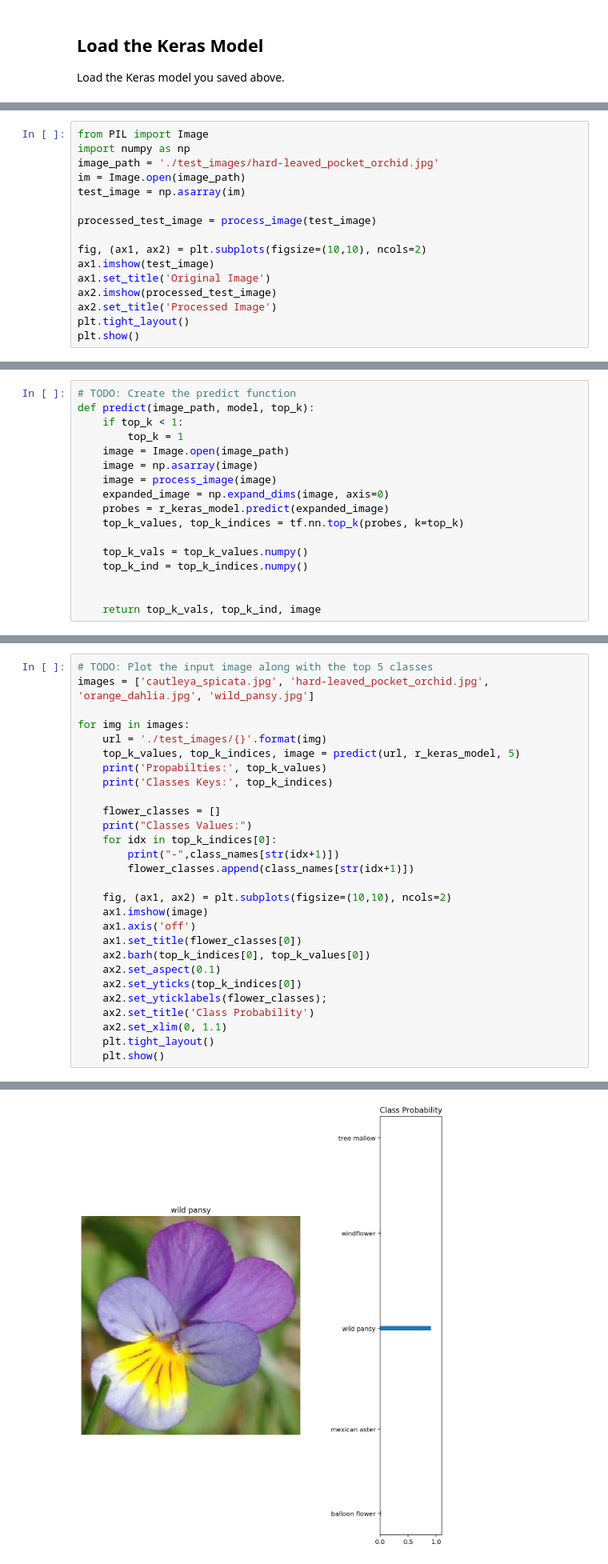
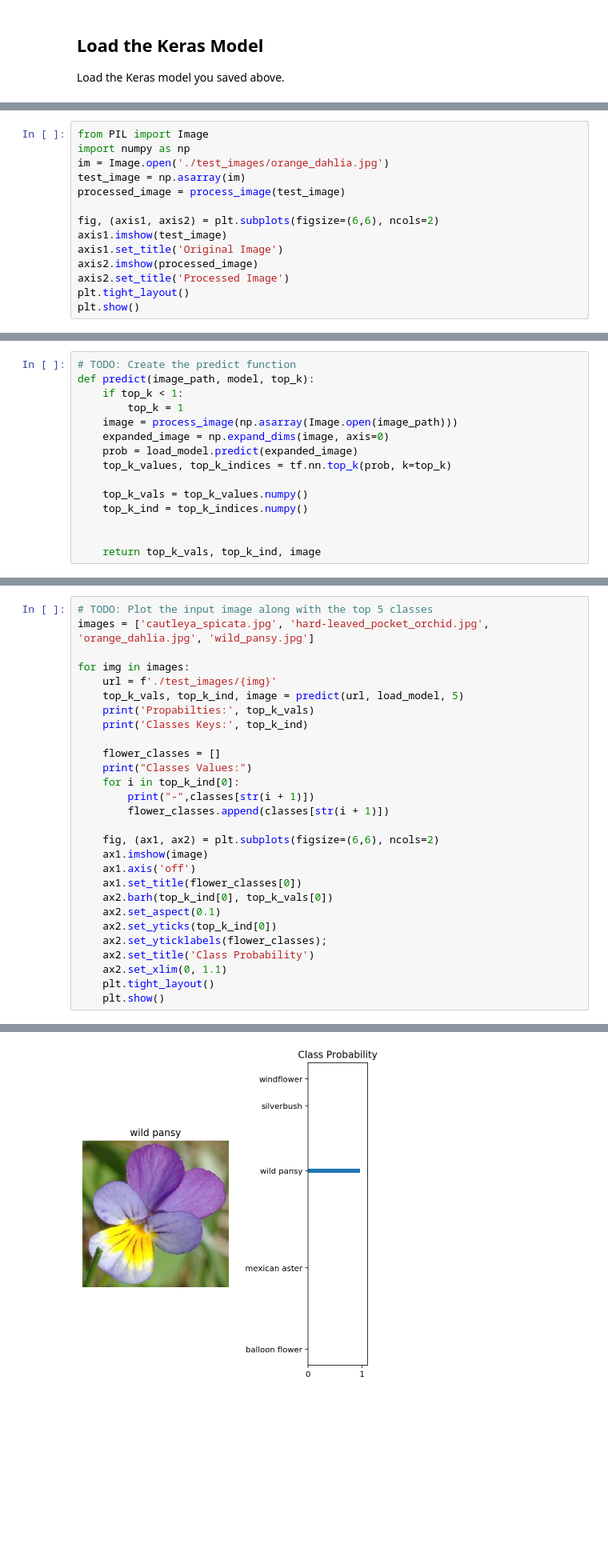
Before and after one commit to GigaMoksh/Image-Classifier---Udacity-Project-2, a Jupyter notebook: Project_Image_Classifier_Project.ipynb, the cells around one changed output, grey strips where cells are left out. Shown at 80% size. Cells and saved outputs as stored; diff of their text form; blank space fills up the shorter version.

```diff
--- a/Project_Image_Classifier_Project.ipynb
+++ b/Project_Image_Classifier_Project.ipynb
@@ -419,17 +391,15 @@ The code below loads one of the above images using `PIL` and plots the original
 # %%
 from PIL import Image
 import numpy as np
-image_path = './test_images/hard-leaved_pocket_orchid.jpg'
-im = Image.open(image_path)
+im = Image.open('./test_images/orange_dahlia.jpg')
 test_image = np.asarray(im)
+processed_image = process_image(test_image)
 
-processed_test_image = process_image(test_image)
-
-fig, (ax1, ax2) = plt.subplots(figsize=(10,10), ncols=2)
-ax1.imshow(test_image)
-ax1.set_title('Original Image')
-ax2.imshow(processed_test_image)
-ax2.set_title('Processed Image')
+fig, (axis1, axis2) = plt.subplots(figsize=(6,6), ncols=2)
+axis1.imshow(test_image)
+axis1.set_title('Original Image')
+axis2.imshow(processed_image)
+axis2.set_title('Processed Image')
 plt.tight_layout()
 plt.show()
 # %% [output]
@@ -463,12 +433,10 @@ Your `predict` function should use `PIL` to load the image from the given `image
 def predict(image_path, model, top_k):
     if top_k < 1:
         top_k = 1
-    image = Image.open(image_path)
-    image = np.asarray(image)
-    image = process_image(image)
+    image = process_image(np.asarray(Image.open(image_path)))
     expanded_image = np.expand_dims(image, axis=0)
-    probes = r_keras_model.predict(expanded_image)
-    top_k_values, top_k_indices = tf.nn.top_k(probes, k=top_k)
+    prob = load_model.predict(expanded_image)
+    top_k_values, top_k_indices = tf.nn.top_k(prob, k=top_k)
 
     top_k_vals = top_k_values.numpy()
     top_k_ind = top_k_indices.numpy()
@@ -495,24 +463,24 @@ You can convert from the class integer labels to actual flower names using `clas
 images = ['cautleya_spicata.jpg', 'hard-leaved_pocket_orchid.jpg', 'orange_dahlia.jpg', 'wild_pansy.jpg']
 
 for img in images:
-    url = './test_images/{}'.format(img)
-    top_k_values, top_k_indices, image = predict(url, r_keras_model, 5)
-    print('Propabilties:', top_k_values)
-    print('Classes Keys:', top_k_indices)
+    url = f'./test_images/{img}'
+    top_k_vals, top_k_ind, image = predict(url, load_model, 5)
+    print('Propabilties:', top_k_vals)
+    print('Classes Keys:', top_k_ind)
 
     flower_classes = []
     print("Classes Values:")
-    for idx in top_k_indices[0]:
-        print("-",class_names[str(idx+1)])
-        flower_classes.append(class_names[str(idx+1)])
+    for i in top_k_ind[0]:
+        print("-",classes[str(i + 1)])
+        flower_classes.append(classes[str(i + 1)])
 
-    fig, (ax1, ax2) = plt.subplots(figsize=(10,10), ncols=2)
+    fig, (ax1, ax2) = plt.subplots(figsize=(6,6), ncols=2)
     ax1.imshow(image)
     ax1.axis('off')
     ax1.set_title(flower_classes[0])
-    ax2.barh(top_k_indices[0], top_k_values[0])
+    ax2.barh(top_k_ind[0], top_k_vals[0])
     ax2.set_aspect(0.1)
-    ax2.set_yticks(top_k_indices[0])
+    ax2.set_yticks(top_k_ind[0])
     ax2.set_yticklabels(flower_classes);
     ax2.set_title('Class Probability')
     ax2.set_xlim(0, 1.1)
@@ -573 +529 @@ Classes Values:
-[figure, old version]
+[figure, new version]
```
Also changed, not shown: parts of 16 cells of this notebook, 4 other files.
